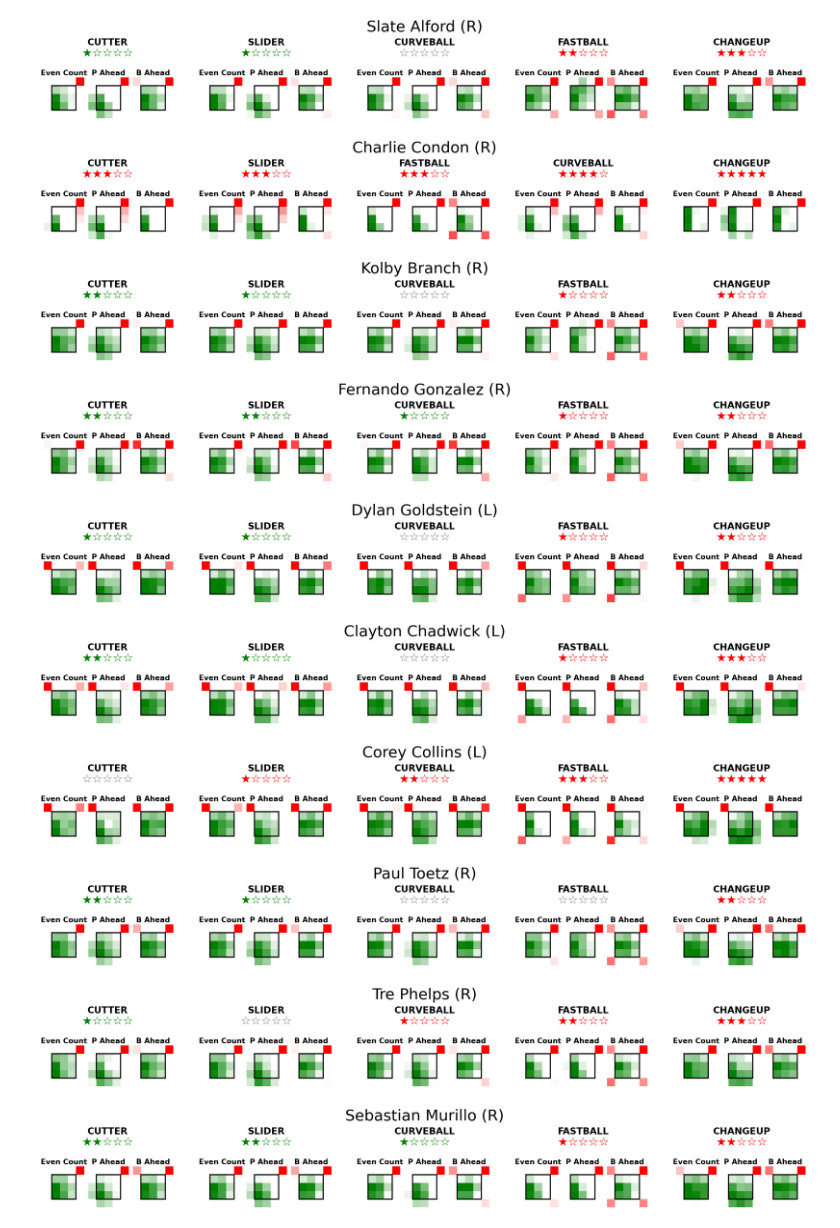
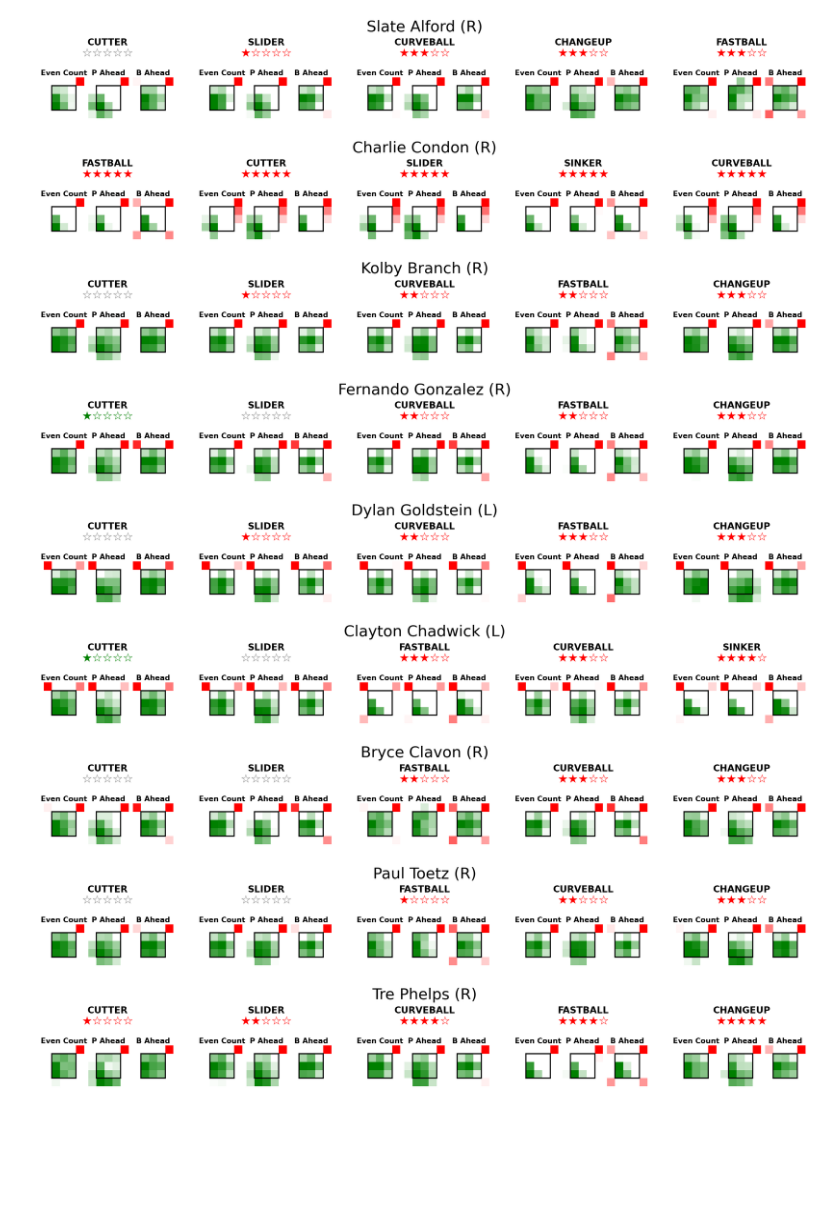
Before and after one commit to Georgia-Baseball/georgia-baseball, a Jupyter notebook: generate_pdf.ipynb, the cells around one changed output. Cells and saved outputs as stored; diff of their text form; code cells hidden in the pictures; blank space fills up the shorter version.

```diff
--- a/generate_pdf.ipynb
+++ b/generate_pdf.ipynb
@@ -137,11 +137,17 @@ def generate_figs(pitches_df, rv_model, pitcher_id, batter_id):
 
     platoon_state_encoded = platoon_state_mapping[(pitcher_throws_mode, batter_side_mode)]
 
-    filtered_df = pitches_df[
-        (pitches_df['PitcherId'] == pitcher_id) &
-        (pitches_df['TaggedPitchType'] != 'Undefined') &
-        (pitches_df['PlatoonStateEncoded'] == platoon_state_encoded)
-    ]
+    if not pitches_df.loc[pitches_df['PitcherId'] == pitcher_id]['PlatoonStateEncoded'].isna().all():
+        filtered_df = pitches_df[
+            (pitches_df['PitcherId'] == pitcher_id) &
+            (pitches_df['TaggedPitchType'] != 'Undefined') &
+            (pitches_df['PlatoonStateEncoded'] == platoon_state_encoded)
+        ]
+    else:
+        filtered_df = pitches_df[
+            (pitches_df['PitcherId'] == pitcher_id) &
+            (pitches_df['TaggedPitchType'] != 'Undefined')
+        ]
 
     recent_rows = filtered_df.sort_values(by='UTCDateTime', ascending=False).head(500)
 
@@ -477,7 +483,7 @@ def generate_pdf(pitcher_id, batters, opponent, date):
 ### DO NOT TOUCH THE CODE ABOVE
 
 ### PUT PITCHER ID HERE
-pitcher_id = [701368, 1000187635]
+pitcher_id = [1000269766, 10086131]
 
 ### PUT BATTER IDS HERE
 batters = [
@@ -487,7 +493,7 @@ batters = [
             [692232, 1000064202], ### BATTER 4
             [687408, 1000013128], ### BATTER 5
             [699821, 1000079889], ### BATTER 6
-            [690970], ### BATTER 7
+            [1000255777], ### BATTER 7
             [802119, 1000073064], ### BATTER 8
             [804569, 1000133791] ### BATTER 9
 ]
@@ -508,10 +523,9 @@ PDF saved as pdfs/smith_georgia_20250129.pdf
-[figure, old version]
+[figure, new version]
-[figure, old version]
+[figure, new version]
-[figure, old version]
+[figure, new version]
-[figure, old version]
+[figure, new version]
-[figure, old version]
+[figure, new version]
-[figure, old version]
+[figure, new version]
-[figure, old version]
+[figure, new version]
-[figure, old version]
+[figure, new version]
-[figure, old version]
+[figure, new version]
-[figure, removed]
```
Also changed, not shown: parts of 1 cell of this notebook.
